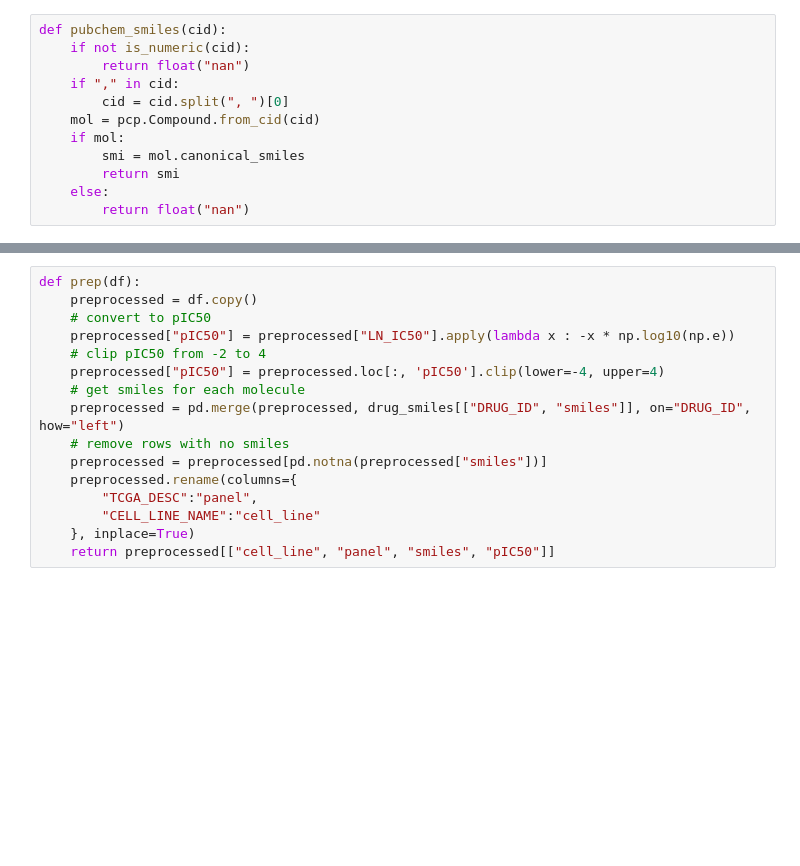
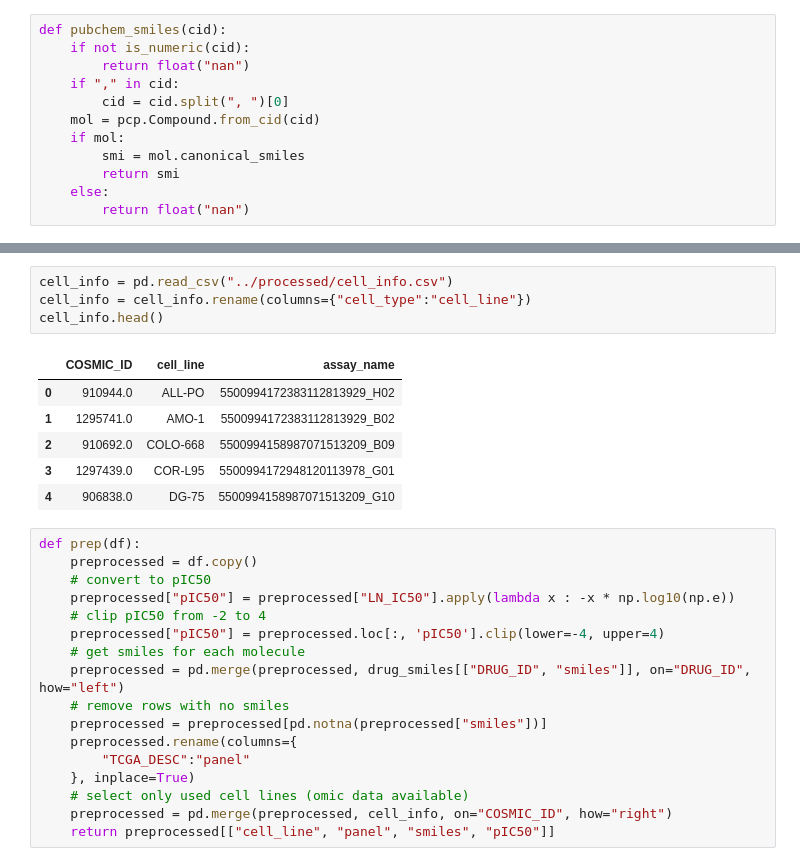
Before and after one commit to rmaguado/MolPredict, a Jupyter notebook: Cancer/Data/notebooks/gdsc_prep.ipynb, the cells around one changed output, grey strips where cells are left out. Cells and saved outputs as stored; diff of their text form; blank space fills up the shorter version.

```diff
--- a/Cancer/Data/notebooks/gdsc_prep.ipynb
+++ b/Cancer/Data/notebooks/gdsc_prep.ipynb
@@ -60,6 +60,17 @@ drug_smiles.head()
 | 2 | 1820 | 123829 | NaN | NaN | Unclassified | NaN | GDSC2 | 717 | ... |
 | 3 | 1836 | 150412 | NaN | NaN | Unclassified | NaN | GDSC2 | 717 | ... |
 | 4 | 179 | 5-Fluorouracil | 5-FU | Antimetabolite (DNA & RNA) | Other | 3385 | GDSC1 | 907 | ... |
+# %%
+cell_info = pd.read_csv("../processed/cell_info.csv")
+cell_info = cell_info.rename(columns={"cell_type":"cell_line"})
+cell_info.head()
+# %% [output]
+|  | COSMIC_ID | cell_line | assay_name |
+| 0 | 910944.0 | ALL-PO | 5500994172383112813929_H02 |
+| 1 | 1295741.0 | AMO-1 | 5500994172383112813929_B02 |
+| 2 | 910692.0 | COLO-668 | 5500994158987071513209_B09 |
+| 3 | 1297439.0 | COR-L95 | 5500994172948120113978_G01 |
+| 4 | 906838.0 | DG-75 | 5500994158987071513209_G10 |
 # %%
 def prep(df):
     preprocessed = df.copy()
@@ -72,9 +83,10 @@ def prep(df):
     # remove rows with no smiles
     preprocessed = preprocessed[pd.notna(preprocessed["smiles"])]
     preprocessed.rename(columns={
-        "TCGA_DESC":"panel",
-        "CELL_LINE_NAME":"cell_line"
+        "TCGA_DESC":"panel"
     }, inplace=True)
+    # select only used cell lines (omic data available)
+    preprocessed = pd.merge(preprocessed, cell_info, on="COSMIC_ID", how="right")
     return preprocessed[["cell_line", "panel", "smiles", "pIC50"]]
 # %%
 gdsc1_prep = prep(gdsc1)
```
Also changed, not shown: parts of 8 cells of this notebook, 14 other files.
